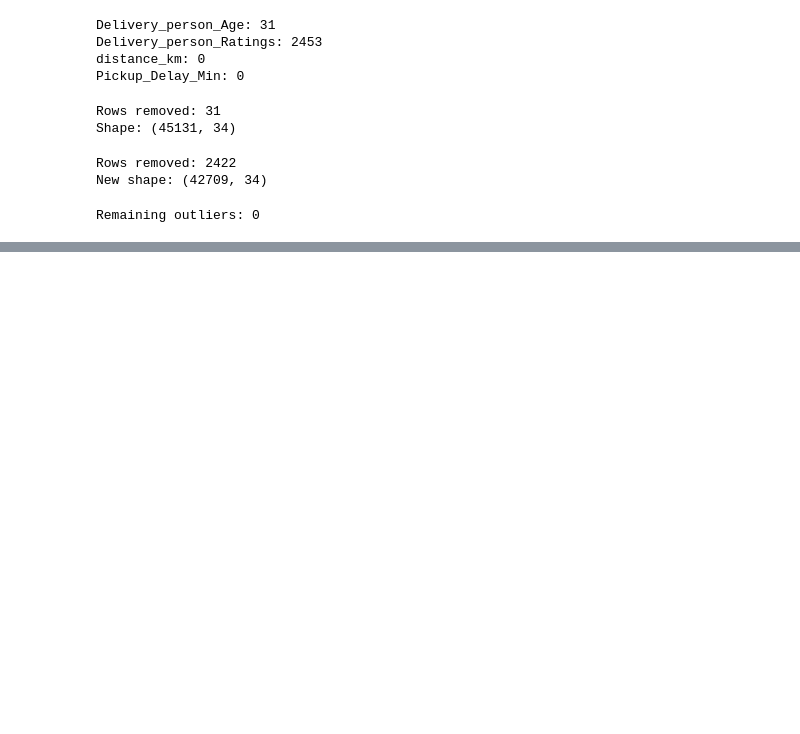
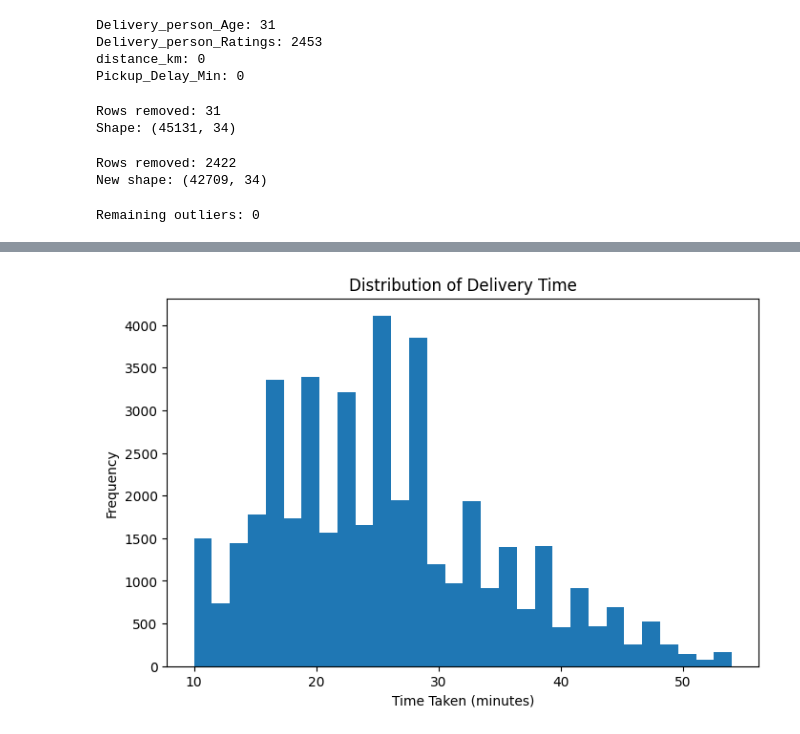
Before and after one commit to Anubhavsingh311/Food_Delivery_time_prediction, a Jupyter notebook: food-delivery-time-prediction-model.ipynb, the cells around one changed output, grey strips where cells are left out. Drawn from its saved outputs; the diff is of its cells as text; code cells hidden in the pictures; blank space fills up the shorter version.

Commit message:
Kaggle Notebook | Food_delivery_time_prediction_model | Data cleaned, new features engineered with droping

```diff
--- a/food-delivery-time-prediction-model.ipynb
+++ b/food-delivery-time-prediction-model.ipynb
@@ -651,0 +706,9 @@ Remaining outliers: 0
+# %%
+plt.figure(figsize=(8, 5))
+plt.hist(df_temp["Time_taken(min)"], bins=30)
+plt.xlabel("Time Taken (minutes)")
+plt.ylabel("Frequency")
+plt.title("Distribution of Delivery Time")
+plt.show()
+# %% [output]
+[figure, added]
```
Also changed, not shown: parts of 5 cells of this notebook.
